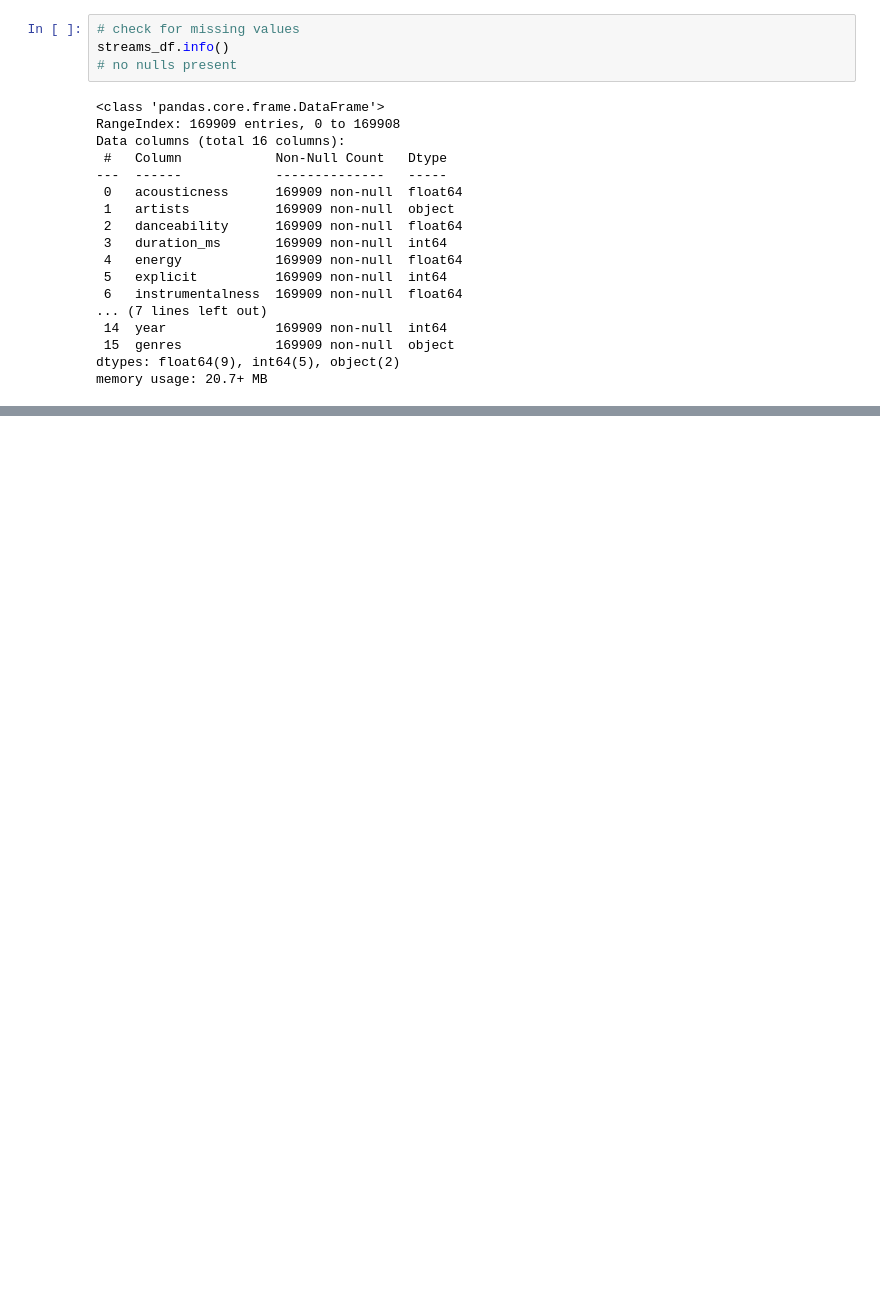
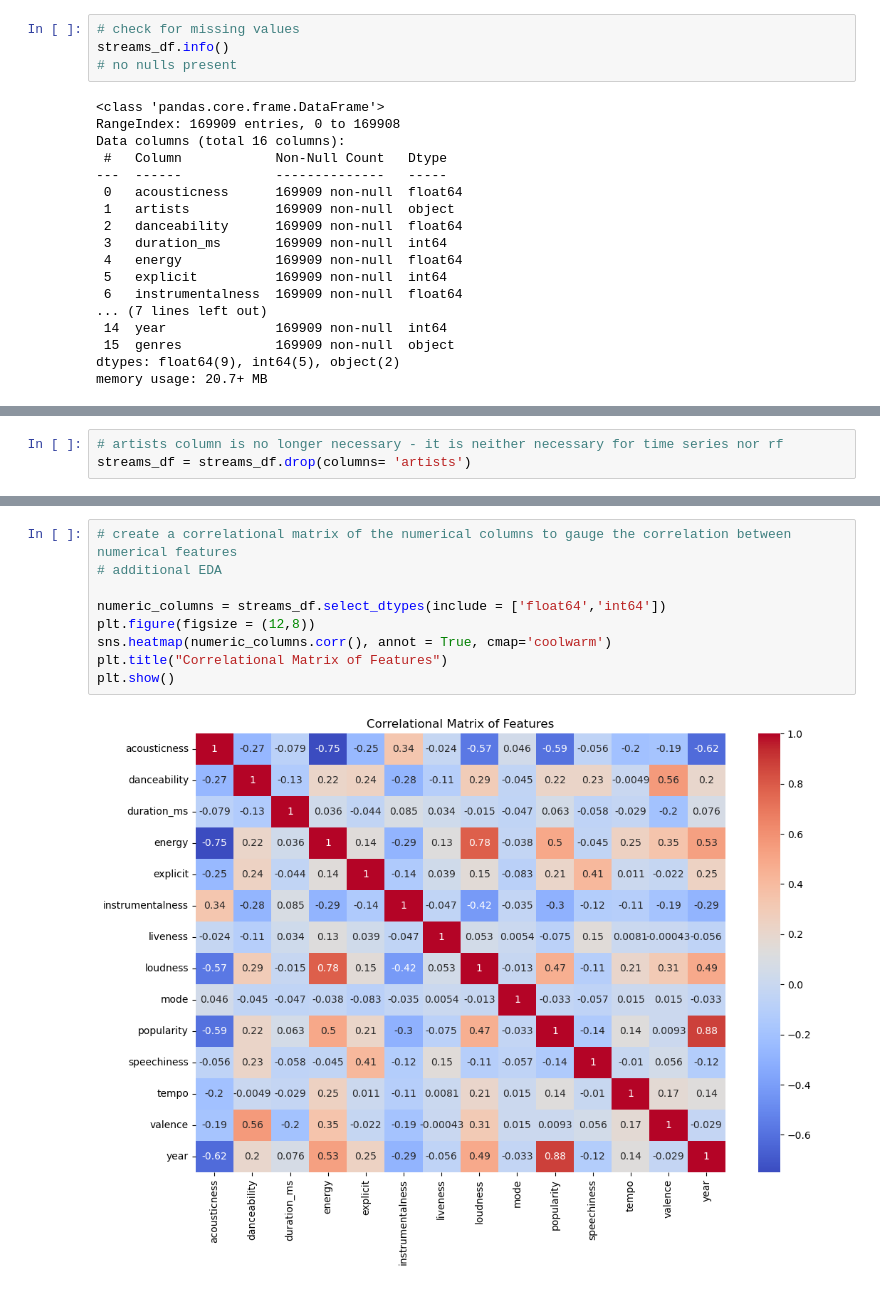
Before and after one commit to moraditya/spotify-time-series, a Jupyter notebook: data-analysis/spotify-EDA.ipynb, the cells around one changed output, grey strips where cells are left out. Drawn from its saved outputs; the diff is of its cells as text; blank space fills up the shorter version.

```diff
--- a/data-analysis/spotify-EDA.ipynb
+++ b/data-analysis/spotify-EDA.ipynb
@@ -47,0 +46,3 @@ memory usage: 20.7+ MB
+# %%
+# artists column is no longer necessary - it is neither necessary for time series nor rf
+streams_df = streams_df.drop(columns= 'artists')
@@ -47,0 +58,11 @@ memory usage: 20.7+ MB
+# %%
+# create a correlational matrix of the numerical columns to gauge the correlation between numerical features
+# additional EDA
+
+numeric_columns = streams_df.select_dtypes(include = ['float64','int64'])
+plt.figure(figsize = (12,8))
+sns.heatmap(numeric_columns.corr(), annot = True, cmap='coolwarm')
+plt.title("Correlational Matrix of Features")
+plt.show()
+# %% [output]
+[figure, added]
```
Also changed, not shown: parts of 6 cells of this notebook.
